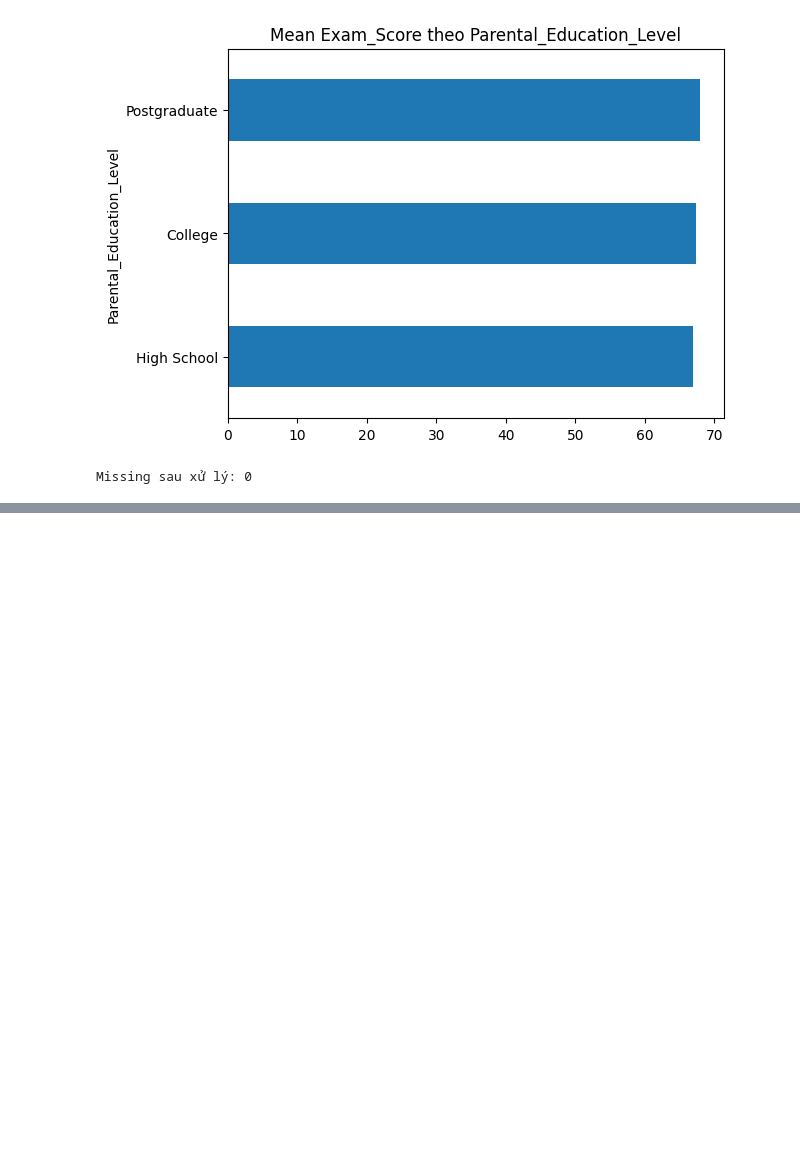
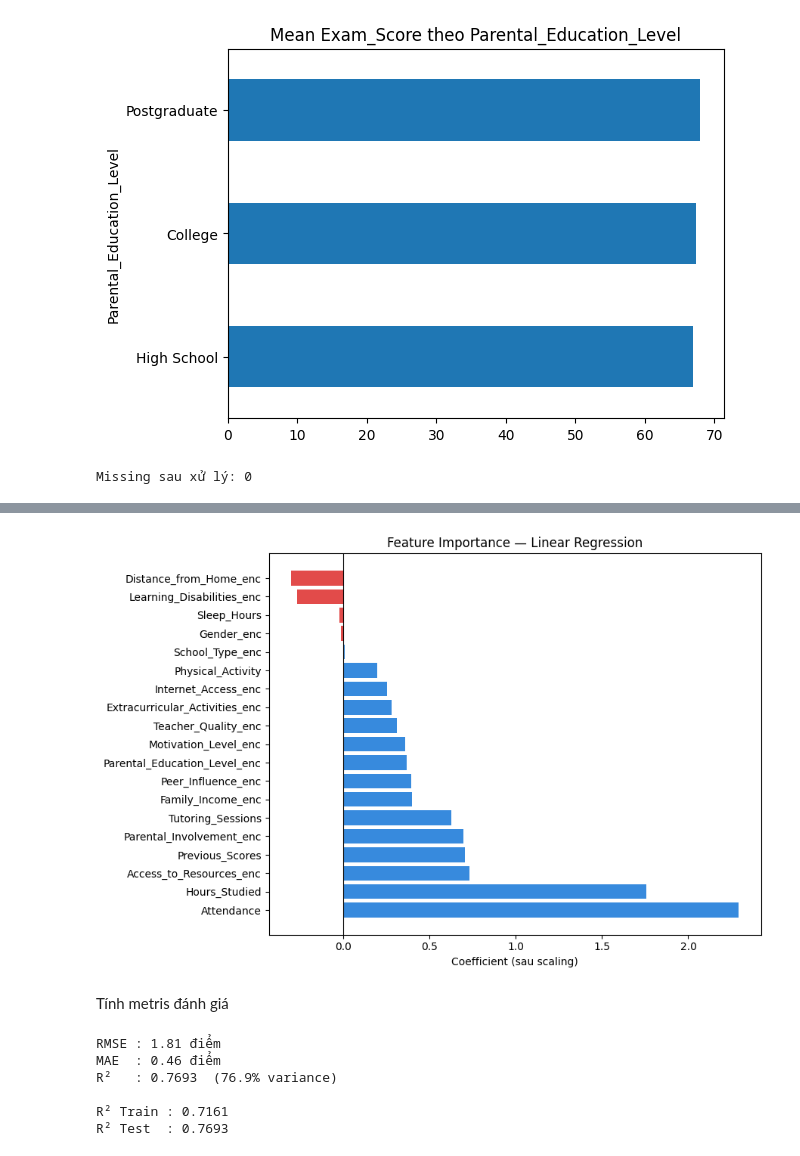
Before and after one commit to hiepvasc/hocsau, a Jupyter notebook: baitap_homay.ipynb, the cells around one changed output, grey strips where cells are left out. Cells and saved outputs as stored; diff of their text form; code cells hidden in the pictures; blank space fills up the shorter version.

```diff
--- a/baitap_homay.ipynb
+++ b/baitap_homay.ipynb
@@ -109,0 +146,11 @@ df['Distance_from_Home_enc'] = df['Distance_from_Home'].map(distance_from_home_o
+# %%
+# Train Linear Regression
+
+from sklearn.linear_model import LinearRegression
+
+model = LinearRegression()
+model.fit(X_train_sc, y_train)
+
+coef_df = pd.DataFrame({'Feature': feature_cols, 'Coefficient': model.coef_}).sort_values('Coefficient', ascending=False)
+print(coef_df.to_string(index=False))
+print(f"\nIntercept: {model.intercept_:.3f}")
@@ -109,0 +175,35 @@ df['Distance_from_Home_enc'] = df['Distance_from_Home'].map(distance_from_home_o
+# %%
+plt.figure(figsize=(9, 6))
+colors = ['#378ADD' if v >= 0 else '#E24B4A' for v in coef_df['Coefficient']]
+plt.barh(coef_df['Feature'], coef_df['Coefficient'], color=colors)
+plt.axvline(0, color='black', linewidth=0.8)
+plt.xlabel('Coefficient (sau scaling)')
+plt.title('Feature Importance — Linear Regression')
+plt.tight_layout(); plt.show()
+# %% [output]
+[figure, added]
+# %% [markdown]
+Tính metris đánh giá
+# %%
+from sklearn.metrics import mean_squared_error, r2_score, mean_absolute_error
+
+y_pred = model.predict(X_test_sc)
+mse  = mean_squared_error(y_test, y_pred)
+rmse = np.sqrt(mse)
+mae  = mean_absolute_error(y_test, y_pred)
+r2   = r2_score(y_test, y_pred)
+
+print(f"RMSE : {rmse:.2f} điểm")
+print(f"MAE  : {mae:.2f} điểm")
+print(f"R²   : {r2:.4f}  ({r2*100:.1f}% variance)")
+
+r2_train = r2_score(y_train, model.predict(X_train_sc))
+print(f"\nR² Train : {r2_train:.4f}")
+print(f"R² Test  : {r2:.4f}")
+# %% [output]
+RMSE : 1.81 điểm
+MAE  : 0.46 điểm
+R²   : 0.7693  (76.9% variance)
+
+R² Train : 0.7161
+R² Test  : 0.7693
```
Also changed, not shown: parts of 4 cells of this notebook.
